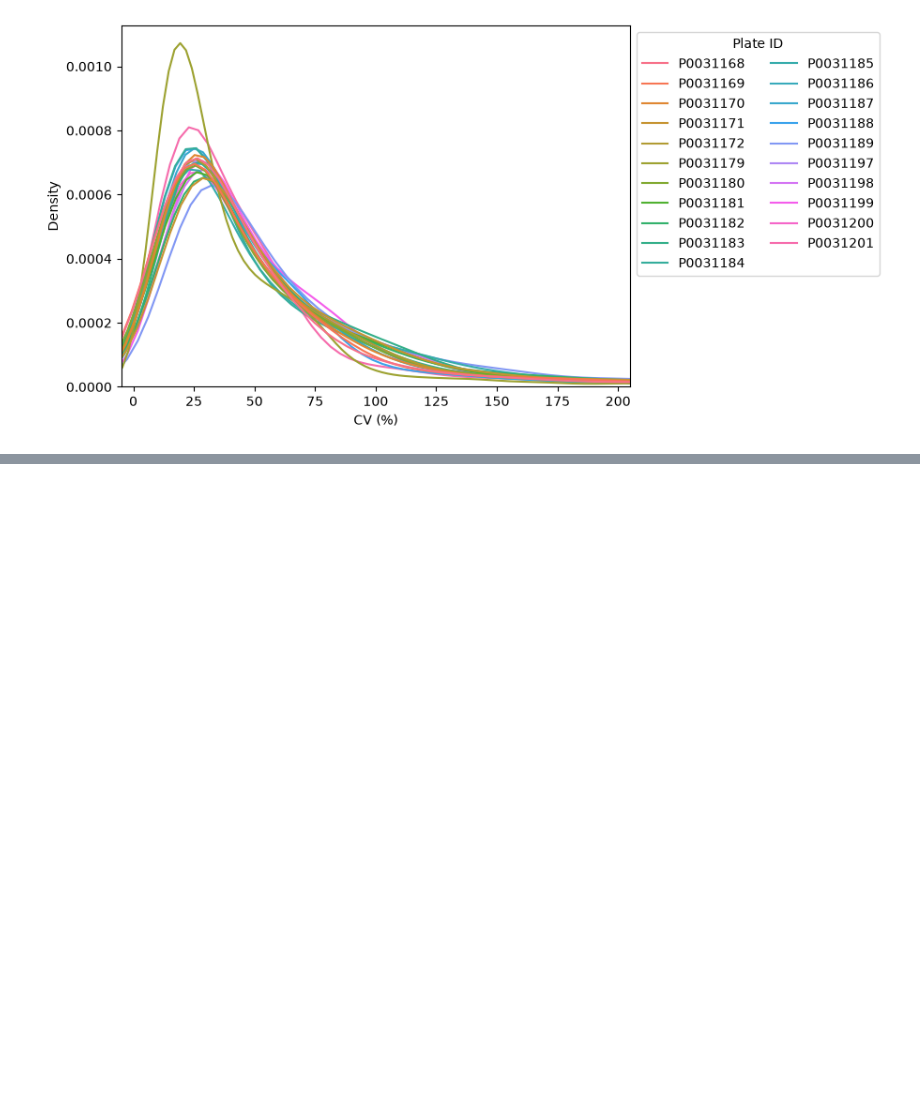
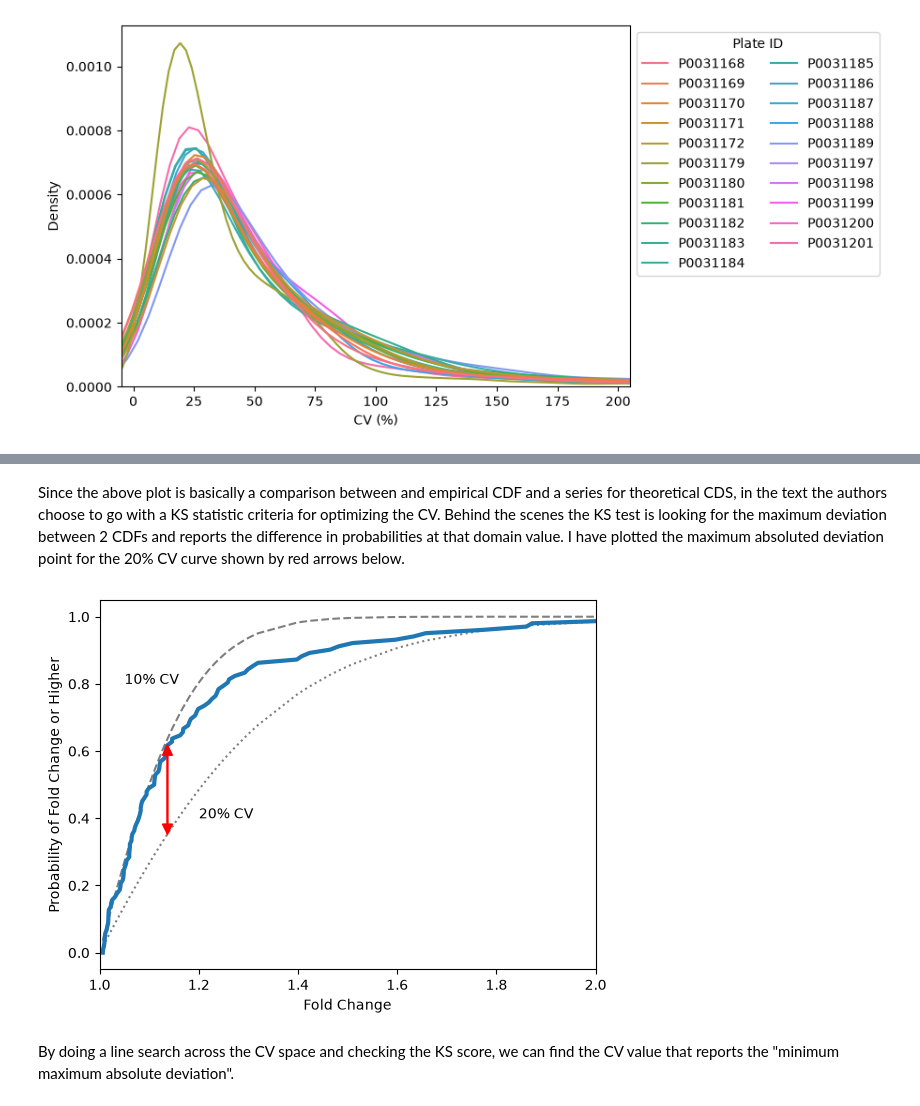
Before and after one commit to AnthonyOfSeattle/affinity-proteomics-notebook, a Jupyter notebook: work/2026_09_09_investigating_candia_dispersion.ipynb, the cells around one changed output, grey strips where cells are left out. Cells and saved outputs as stored; diff of their text form; code cells hidden in the pictures; blank space fills up the shorter version.

```diff
--- a/work/2026_09_09_investigating_candia_dispersion.ipynb
+++ b/work/2026_09_09_investigating_candia_dispersion.ipynb
@@ -712,0 +396,78 @@ np.float64(14.993178130348934)
+# %% [markdown]
+Since the above plot is basically a comparison between and empirical CDF and a series for theoretical CDS, in the text the authors choose to go with a KS statistic criteria for optimizing the CV. Behind the scenes the KS test is looking for the maximum deviation between 2 CDFs and reports the difference in probabilities at that domain value. I have plotted the maximum absoluted deviation point for the 20% CV curve shown by red arrows below.
+# %%
+fc = probe_fold_change[probe_fold_change["SeqId"].values == "2682-68"].sort_values("FoldChange")
+
+sns.lineplot(
+    x = fc["FoldChange"],
+    y = np.arange(fc.shape[0])/fc.shape[0],
+    linewidth = 3,
+    zorder = 1
+)
+
+den = np.sqrt(
+    2*np.log(
+        np.pow(20/100, 2) + 1
+    )
+)
+prob = 1-2*sc.stats.norm.cdf(-1*np.log(fc["FoldChange"])/den)
+sns.lineplot(
+    x = fc["FoldChange"],
+    y = prob,
+    c = "black",
+    linestyle = "dotted",
+    alpha = .5,
+    zorder = 0
+)
+diff = np.abs(
+    prob -
+        np.arange(fc.shape[0])/fc.shape[0]
+)
+argmax = np.argmax(diff)
+plt.arrow(
+    x = fc["FoldChange"].values[argmax], dx = 0,
+    y = prob[argmax], dy = (np.arange(fc.shape[0])/fc.shape[0])[argmax] - prob[argmax],
+    head_width=0.02,
+    head_length=0.03,
+    linewidth=1,
+    color='r',
+    length_includes_head=True,
+    zorder = 2
+)
+plt.arrow(
+    x = fc["FoldChange"].values[argmax], dx = 0,
+    y = (np.arange(fc.shape[0])/fc.shape[0])[argmax], dy = prob[argmax] - (np.arange(fc.shape[0])/fc.shape[0])[argmax],
+    head_width=0.02,
+    head_length=0.03,
+    linewidth=1,
+    color='r',
+    length_includes_head=True,
+    zorder = 2
+)
+plt.text(x = 1.2, y = 0.4, s = "20% CV")
+
+den = np.sqrt(
+    2*np.log(
+        np.pow(10/100, 2) + 1
+    )
+)
+prob = 1-2*sc.stats.norm.cdf(-1*np.log(fc["FoldChange"])/den)
+sns.lineplot(
+    x = fc["FoldChange"],
+    y = prob,
+    c = "black",
+    linestyle = "dashed",
+    alpha = .5,
+    zorder = 0
+)
+plt.text(x = 1.05, y = 0.8, s = "10% CV")
+
+plt.xlabel("Fold Change")
+plt.ylabel("Probability of Fold Change or Higher")
+
+plt.xlim(1, 2)
+plt.show()
+# %% [output]
+[figure, added]
+# %% [markdown]
+By doing a line search across the CV space and checking the KS score, we can find the CV value that reports the "minimum maximum absolute deviation".
```
Also changed, not shown: parts of 49 cells of this notebook.
